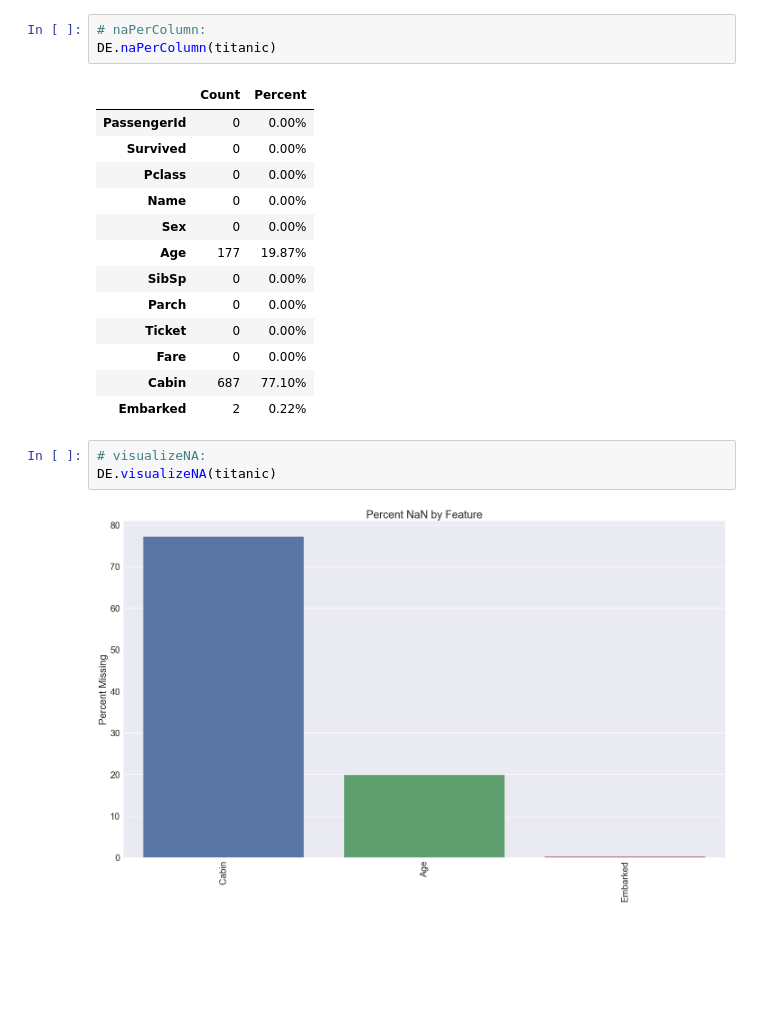
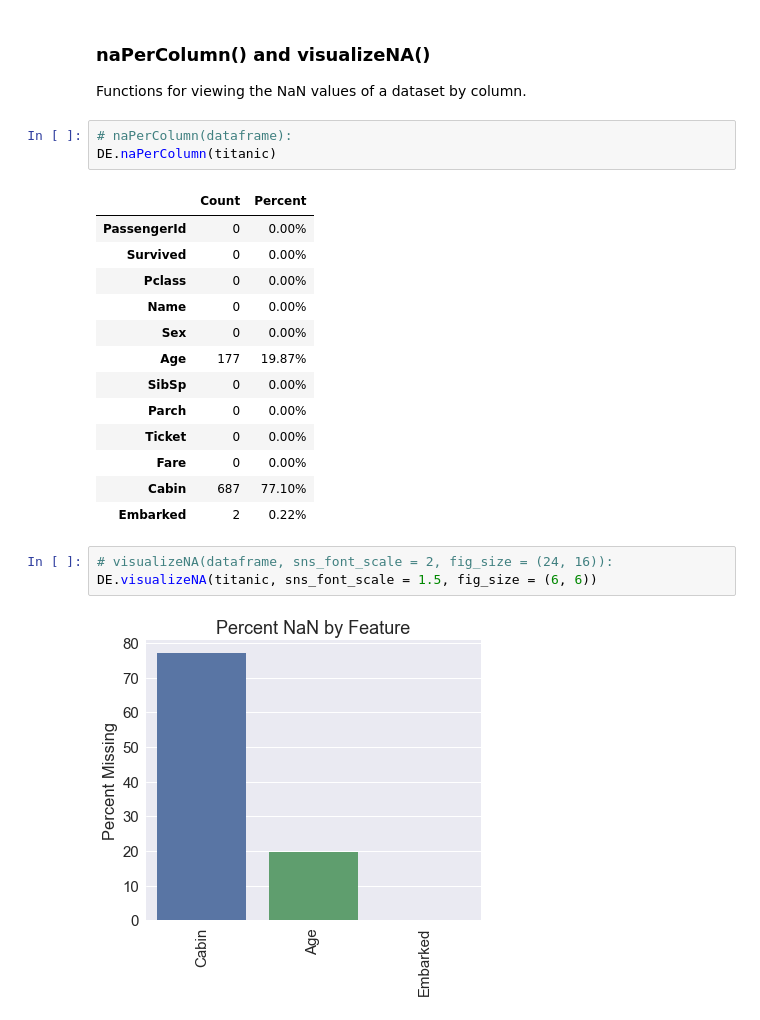
Before and after one commit to AdmiralWen/ds_tools, a Jupyter notebook: Examples/Examples.ipynb, the cells around one changed output. Drawn from its saved outputs; the diff is of its cells as text; blank space fills up the shorter version.

```diff
--- a/Examples/Examples.ipynb
+++ b/Examples/Examples.ipynb
@@ -93,8 +122,11 @@ DE.describeBy(titanic, 'Pclass', 'Fare')
 | 1 | 216 | 216 | 18177.4125 | 84.154687 | 78.380373 | 0.0 | 30.92395 | 60.2875 | 93.5 | ... |
 | 2 | 184 | 184 | 3801.8417 | 20.662183 | 13.417399 | 0.0 | 13.00000 | 14.2500 | 26.0 | ... |
 | 3 | 491 | 491 | 6714.6951 | 13.675550 | 11.778142 | 0.0 | 7.75000 | 8.0500 | 15.5 | ... |
+# %% [markdown]
+### naPerColumn() and visualizeNA()
+Functions for viewing the NaN values of a dataset by column.
 # %%
-# naPerColumn:
+# naPerColumn(dataframe):
 DE.naPerColumn(titanic)
 # %% [output]
 |  | Count | Percent |
@@ -111,7 +143,7 @@ DE.naPerColumn(titanic)
 | Cabin | 687 | 77.10% |
 | Embarked | 2 | 0.22% |
 # %%
-# visualizeNA:
-DE.visualizeNA(titanic)
+# visualizeNA(dataframe, sns_font_scale = 2, fig_size = (24, 16)):
+DE.visualizeNA(titanic, sns_font_scale = 1.5, fig_size = (6, 6))
 # %% [output]
-[figure, old version]
+[figure, new version]
```
Also changed, not shown: parts of 21 cells of this notebook, 6 other files.
